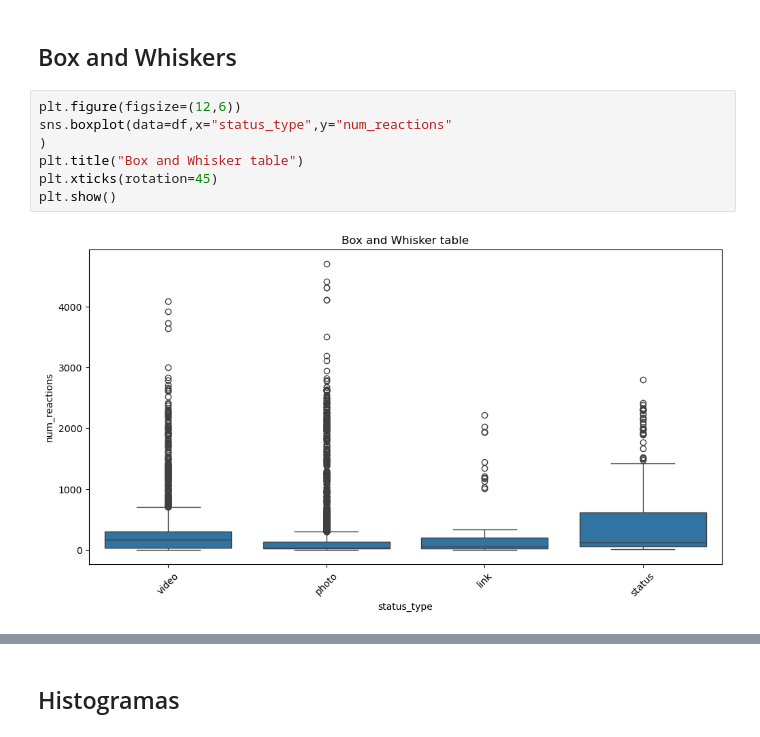
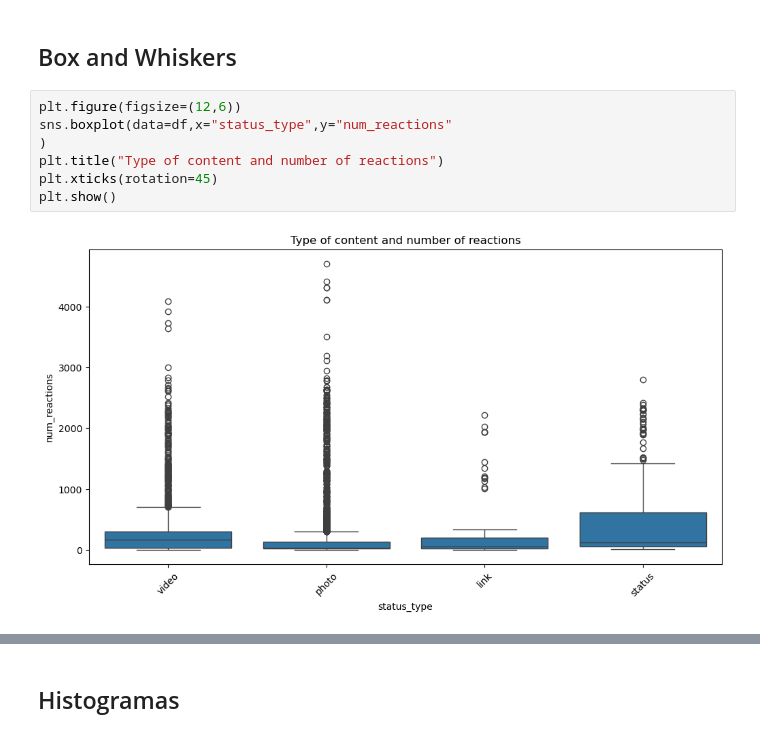
Before and after one commit to Vertiz2405/Actividad3BoxAndWhisker, a Jupyter notebook: act3.ipynb, the cells around one changed output, grey strips where cells are left out. Saved outputs shown, nothing was run; the diff lists cells and outputs as text.

Commit message:
Changed table titles

```diff
--- a/act3.ipynb
+++ b/act3.ipynb
@@ -18,12 +18,12 @@ df.head()
 # %%
 plt.figure(figsize=(12,6))
 sns.boxplot(data=df,x="status_type",y="num_reactions"
 )
-plt.title("Box and Whisker table")
+plt.title("Type of content and number of reactions")
 plt.xticks(rotation=45)
 plt.show()
 # %% [output]
-[figure, old version]
+[figure, new version]
 # %%
 plt.figure(figsize=(12,6))
 sns.boxplot(data=df,x="status_type",y="num_comments"
```
Also changed, not shown: parts of 8 cells of this notebook.
